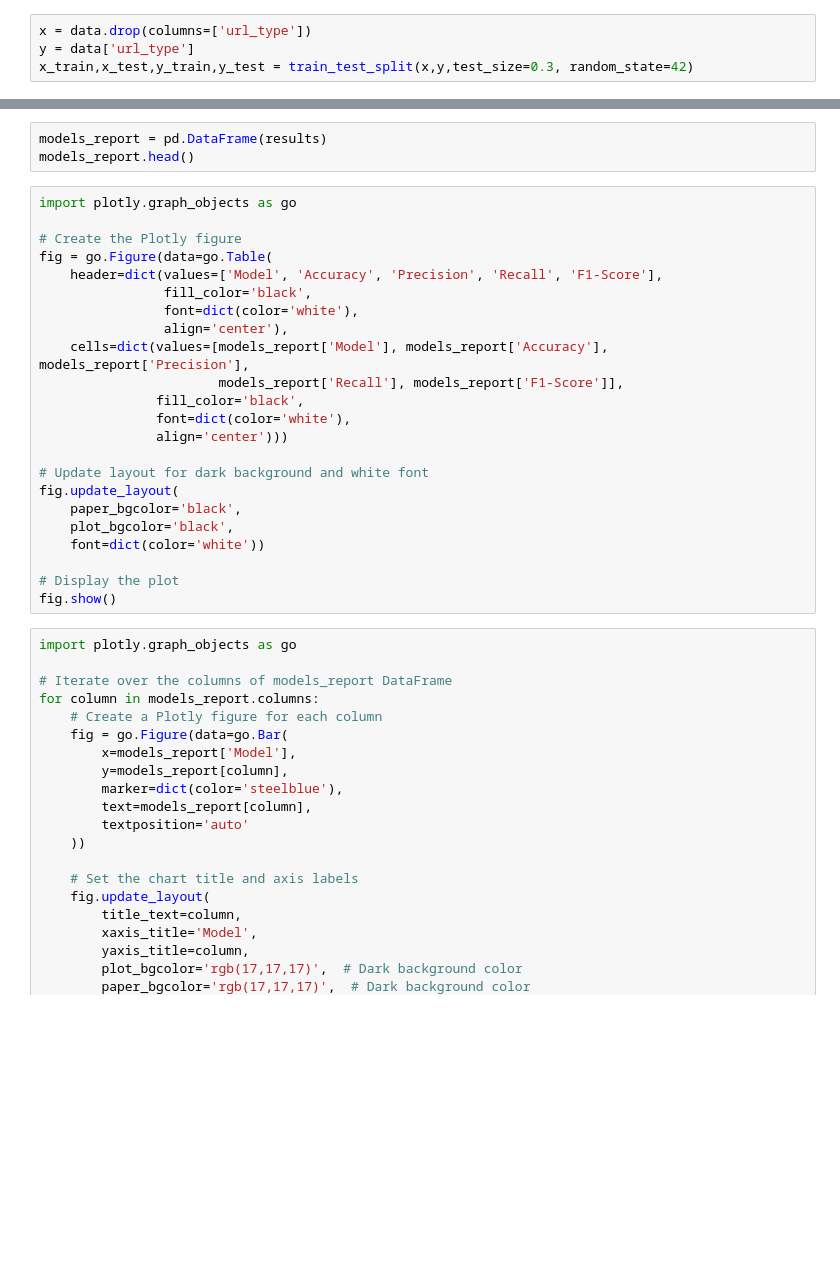
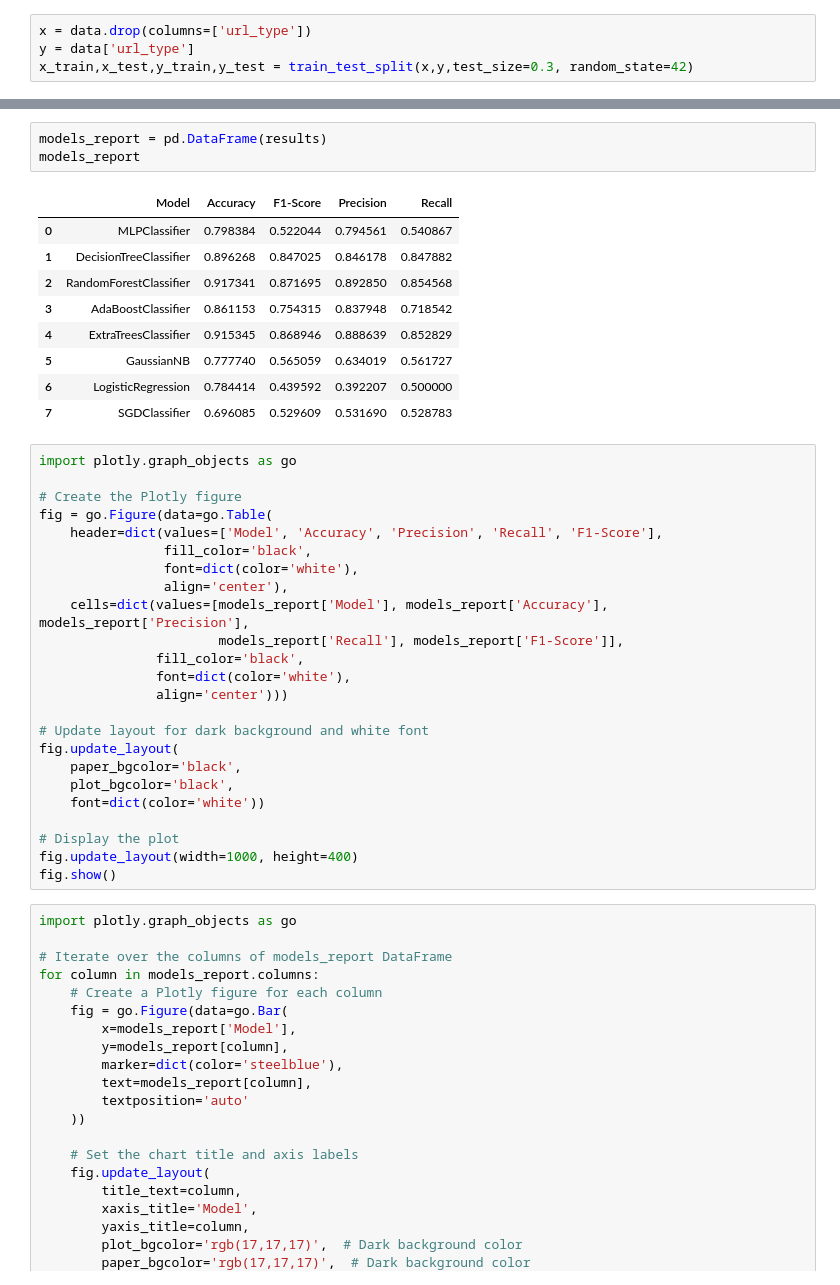
Before and after one commit to me-hem/Malicious-URL-detection, a Jupyter notebook: Detection/evaluate.ipynb, the cells around one changed output, grey strips where cells are left out. Drawn from its saved outputs; the diff is of its cells as text; blank space fills up the shorter version.

Commit message:
Model updated

```diff
--- a/Detection/evaluate.ipynb
+++ b/Detection/evaluate.ipynb
@@ -91,6 +164,16 @@ KeyboardInterrupt:
 # %%
 models_report = pd.DataFrame(results)
-models_report.head()
+models_report
+# %% [output]
+|  | Model | Accuracy | F1-Score | Precision | Recall |
+| 0 | MLPClassifier | 0.798384 | 0.522044 | 0.794561 | 0.540867 |
+| 1 | DecisionTreeClassifier | 0.896268 | 0.847025 | 0.846178 | 0.847882 |
+| 2 | RandomForestClassifier | 0.917341 | 0.871695 | 0.892850 | 0.854568 |
+| 3 | AdaBoostClassifier | 0.861153 | 0.754315 | 0.837948 | 0.718542 |
+| 4 | ExtraTreesClassifier | 0.915345 | 0.868946 | 0.888639 | 0.852829 |
+| 5 | GaussianNB | 0.777740 | 0.565059 | 0.634019 | 0.561727 |
+| 6 | LogisticRegression | 0.784414 | 0.439592 | 0.392207 | 0.500000 |
+| 7 | SGDClassifier | 0.696085 | 0.529609 | 0.531690 | 0.528783 |
 # %%
 import plotly.graph_objects as go
 
@@ -113,6 +196,7 @@ fig.update_layout(
     font=dict(color='white'))
 
 # Display the plot
+fig.update_layout(width=1000, height=400)
 fig.show()
 # %%
 import plotly.graph_objects as go
```
Also changed, not shown: parts of 4 cells of this notebook, 3 other files.
